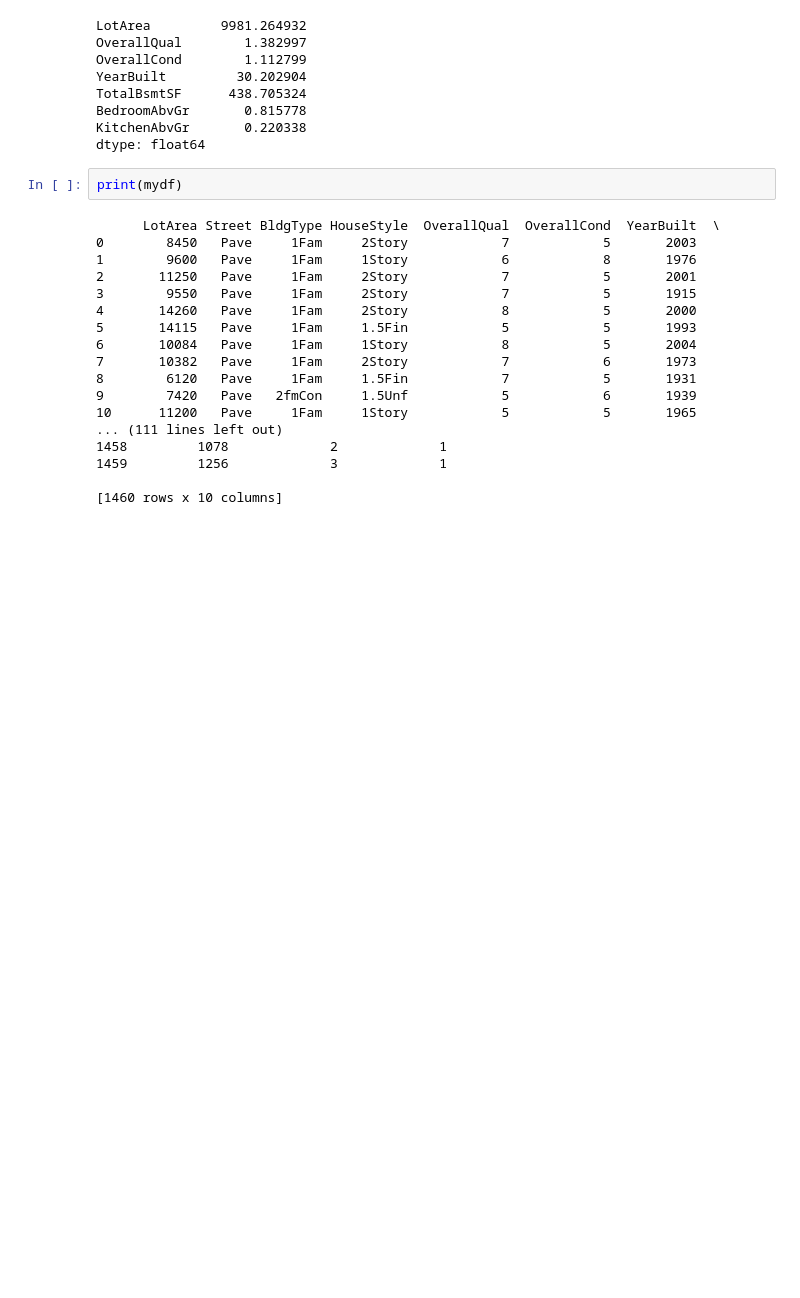
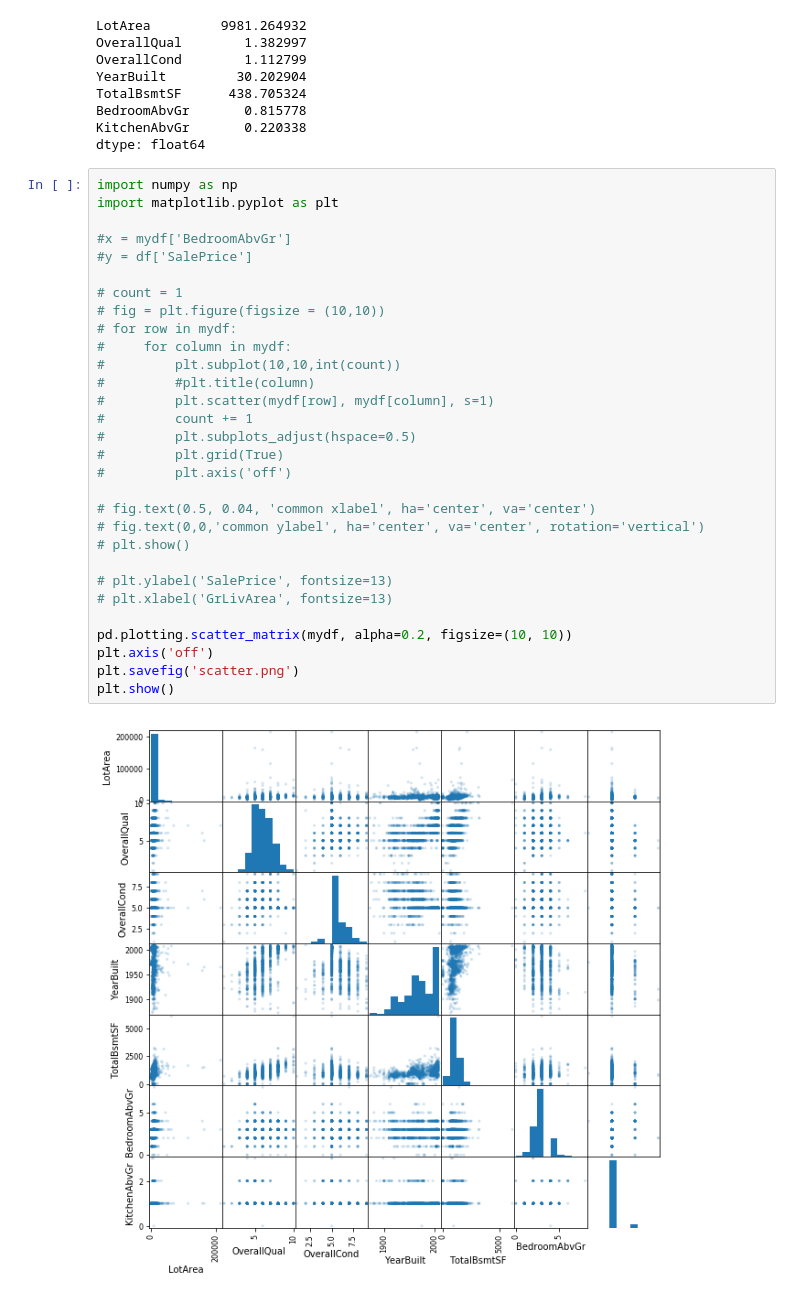
Before and after one commit to jecs89/LearningEveryDay, a Jupyter notebook: ML/Ciencia Dados.ipynb, the cells around one changed output. Saved outputs shown, nothing was run; the diff lists cells and outputs as text; blank space fills up the shorter version.

```diff
--- a/ML/Ciencia Dados.ipynb
+++ b/ML/Ciencia Dados.ipynb
@@ -183,23 +201,35 @@ TotalBsmtSF      438.705324
 BedroomAbvGr       0.815778
 KitchenAbvGr       0.220338
 dtype: float64
-# %%
-print(mydf)
-# %% [output]
-      LotArea Street BldgType HouseStyle  OverallQual  OverallCond  YearBuilt  \
-0        8450   Pave     1Fam     2Story            7            5       2003
-1        9600   Pave     1Fam     1Story            6            8       1976
-2       11250   Pave     1Fam     2Story            7            5       2001
-3        9550   Pave     1Fam     2Story            7            5       1915
-4       14260   Pave     1Fam     2Story            8            5       2000
-5       14115   Pave     1Fam     1.5Fin            5            5       1993
-6       10084   Pave     1Fam     1Story            8            5       2004
-7       10382   Pave     1Fam     2Story            7            6       1973
-8        6120   Pave     1Fam     1.5Fin            7            5       1931
-9        7420   Pave   2fmCon     1.5Unf            5            6       1939
-10      11200   Pave     1Fam     1Story            5            5       1965
-... (111 lines left out)
-1458         1078             2             1
-1459         1256             3             1
-
-[1460 rows x 10 columns]
+# %%
+import numpy as np
+import matplotlib.pyplot as plt
+
+#x = mydf['BedroomAbvGr']
+#y = df['SalePrice']
+
+# count = 1
+# fig = plt.figure(figsize = (10,10))
+# for row in mydf:
+#     for column in mydf:
+#         plt.subplot(10,10,int(count))
+#         #plt.title(column)
+#         plt.scatter(mydf[row], mydf[column], s=1)
+#         count += 1
+#         plt.subplots_adjust(hspace=0.5)
+#         plt.grid(True)
+#         plt.axis('off')
+
+# fig.text(0.5, 0.04, 'common xlabel', ha='center', va='center')
+# fig.text(0,0,'common ylabel', ha='center', va='center', rotation='vertical')
+# plt.show()
+
+# plt.ylabel('SalePrice', fontsize=13)
+# plt.xlabel('GrLivArea', fontsize=13)
+
+pd.plotting.scatter_matrix(mydf, alpha=0.2, figsize=(10, 10))
+plt.axis('off')
+plt.savefig('scatter.png')
+plt.show()
+# %% [output]
+[figure, added]
```
Also changed, not shown: parts of 13 cells of this notebook.
